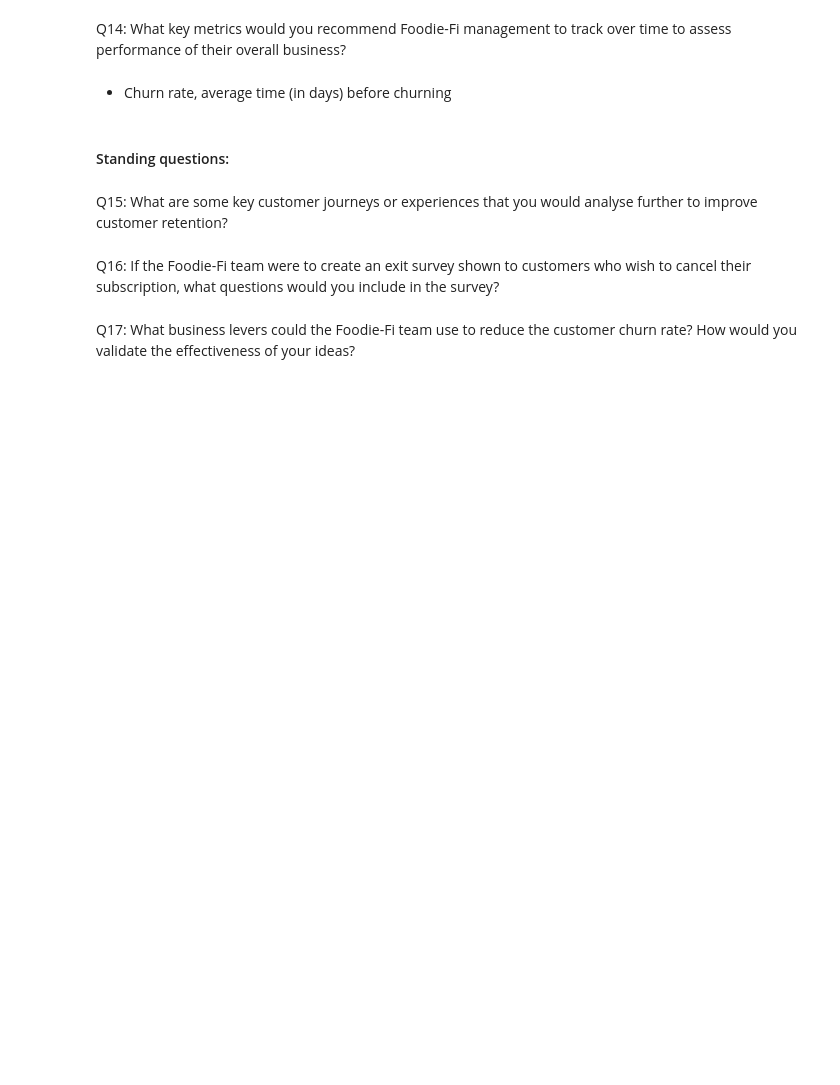
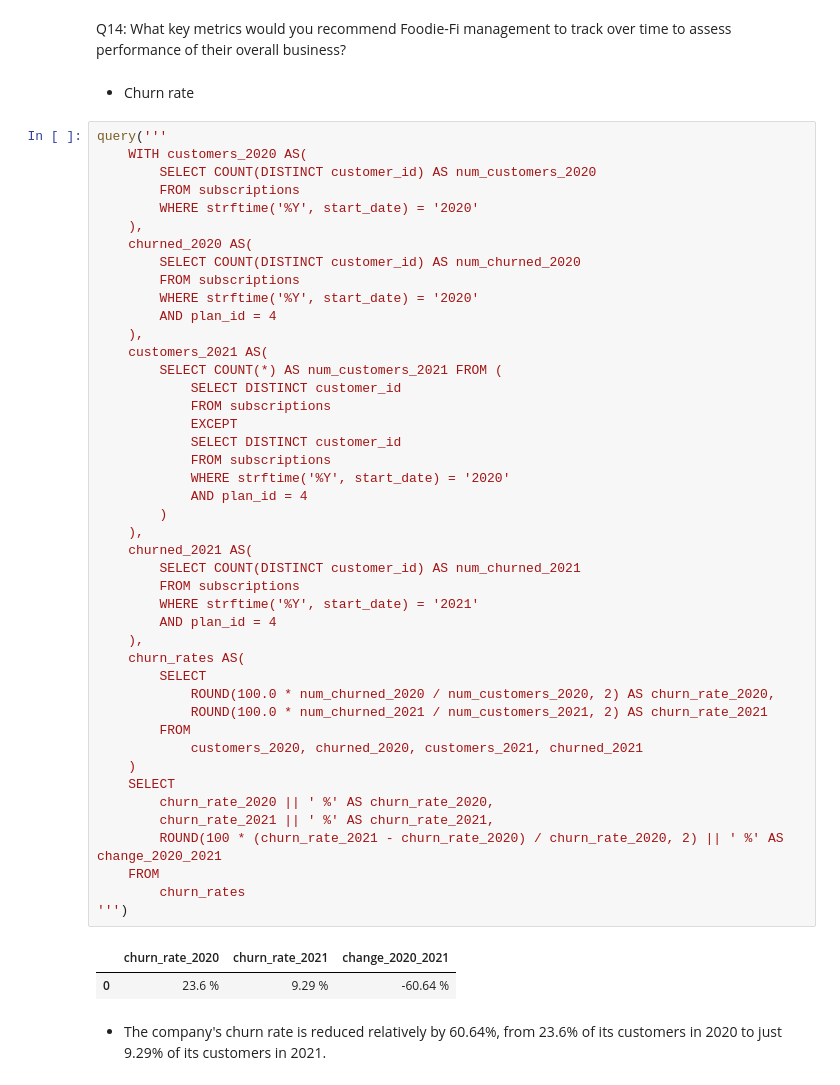
Before and after one commit to 20100215/8_Week_SQL_Challenge, a Jupyter notebook: Week 3 (Foodie-Fi)/week3.ipynb, the cells around one changed output. Cells and saved outputs as stored; diff of their text form; blank space fills up the shorter version.

Commit message:
feat: add week 3 remaining questions

```diff
--- a/Week 3 (Foodie-Fi)/week3.ipynb
+++ b/Week 3 (Foodie-Fi)/week3.ipynb
@@ -807,12 +807,53 @@ Conclusion: There is a 32.15% increase in the company's revenue from 2020 to 202
 # %% [markdown]
 Q14: What key metrics would you recommend Foodie-Fi management to track over time to assess performance of their overall business?
 # %% [markdown]
-- Churn rate, average time (in days) before churning
+- Churn rate
-# %% [markdown]
-#### Standing questions:
-# %% [markdown]
-Q15: What are some key customer journeys or experiences that you would analyse further to improve customer retention?
-# %% [markdown]
-Q16: If the Foodie-Fi team were to create an exit survey shown to customers who wish to cancel their subscription, what questions would you include in the survey?
-# %% [markdown]
-Q17: What business levers could the Foodie-Fi team use to reduce the customer churn rate? How would you validate the effectiveness of your ideas?
+# %%
+query('''
+    WITH customers_2020 AS(
+        SELECT COUNT(DISTINCT customer_id) AS num_customers_2020
+        FROM subscriptions
+        WHERE strftime('%Y', start_date) = '2020'
+    ),
+    churned_2020 AS(
+        SELECT COUNT(DISTINCT customer_id) AS num_churned_2020
+        FROM subscriptions
+        WHERE strftime('%Y', start_date) = '2020'
+        AND plan_id = 4
+    ),
+    customers_2021 AS(
+        SELECT COUNT(*) AS num_customers_2021 FROM (
+            SELECT DISTINCT customer_id
+            FROM subscriptions
+            EXCEPT
+            SELECT DISTINCT customer_id
+            FROM subscriptions
+            WHERE strftime('%Y', start_date) = '2020'
+            AND plan_id = 4
+        )
+    ),
+    churned_2021 AS(
+        SELECT COUNT(DISTINCT customer_id) AS num_churned_2021
+        FROM subscriptions
+        WHERE strftime('%Y', start_date) = '2021'
+        AND plan_id = 4
+    ),
+    churn_rates AS(
+        SELECT
+            ROUND(100.0 * num_churned_2020 / num_customers_2020, 2) AS churn_rate_2020,
+            ROUND(100.0 * num_churned_2021 / num_customers_2021, 2) AS churn_rate_2021
+        FROM
+            customers_2020, churned_2020, customers_2021, churned_2021
+    )
+    SELECT
+        churn_rate_2020 || ' %' AS churn_rate_2020,
+        churn_rate_2021 || ' %' AS churn_rate_2021,
+        ROUND(100 * (churn_rate_2021 - churn_rate_2020) / churn_rate_2020, 2) || ' %' AS change_2020_2021
+    FROM
+        churn_rates
+''')
+# %% [output]
+|  | churn_rate_2020 | churn_rate_2021 | change_2020_2021 |
+| 0 | 23.6 % | 9.29 % | -60.64 % |
+# %% [markdown]
+- The company's churn rate is reduced relatively by 60.64%, from 23.6% of its customers in 2020 to just 9.29% of its customers in 2021.
```
Also changed, not shown: parts of 1 cell of this notebook.
